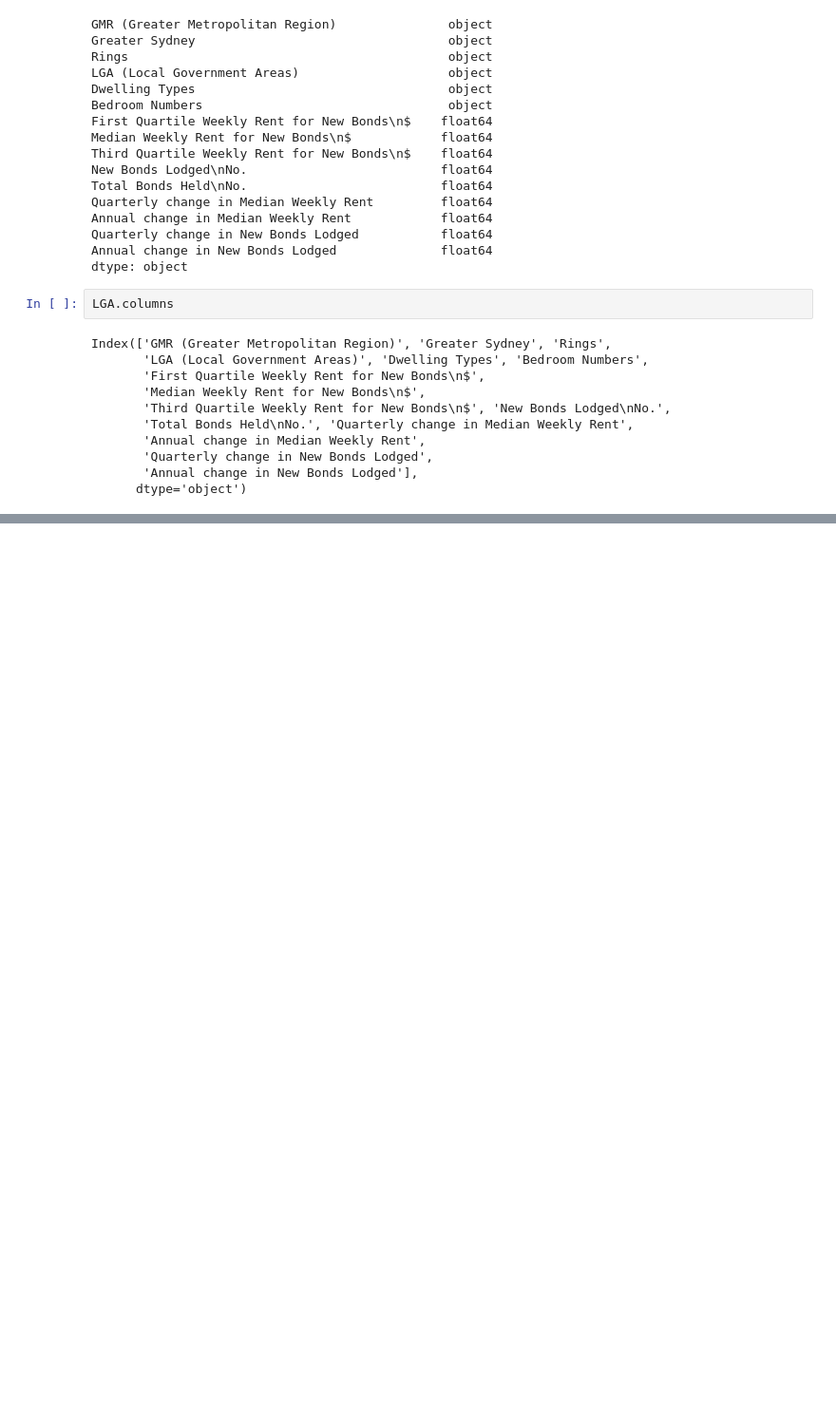
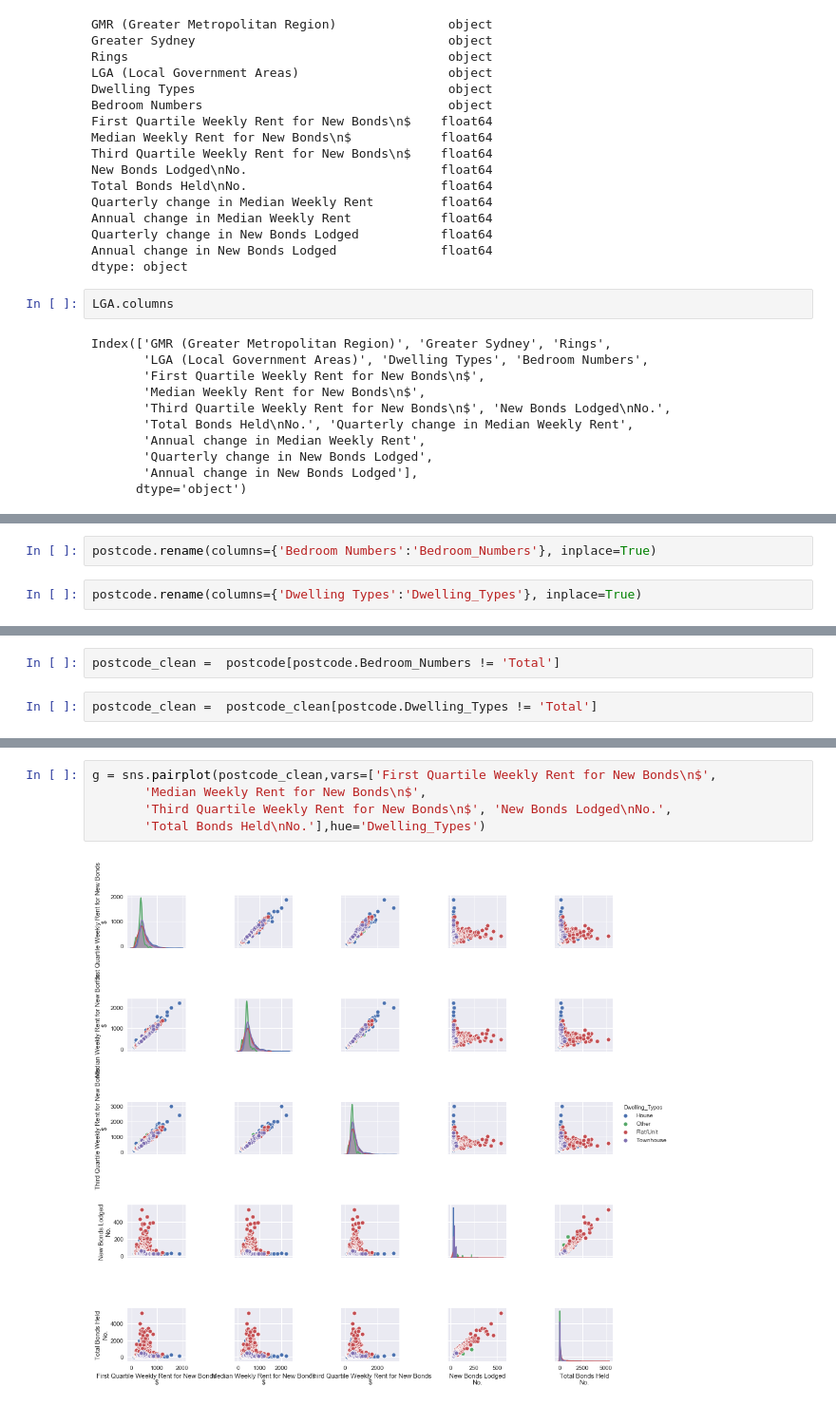
Before and after one commit to Hamza-cmd/Comp257-Project, a Jupyter notebook: Renttables.ipynb, the cells around one changed output, grey strips where cells are left out. Shown at 95% size. Saved outputs shown, nothing was run; the diff lists cells and outputs as text; blank space fills up the shorter version.

```diff
--- a/Renttables.ipynb
+++ b/Renttables.ipynb
@@ -100,0 +111,4 @@ g = sns.pairplot(LGA,
+# %%
+postcode.rename(columns={'Bedroom Numbers':'Bedroom_Numbers'}, inplace=True)
+# %%
+postcode.rename(columns={'Dwelling Types':'Dwelling_Types'}, inplace=True)
@@ -100,0 +117,4 @@ g = sns.pairplot(LGA,
+# %%
+postcode_clean =  postcode[postcode.Bedroom_Numbers != 'Total']
+# %%
+postcode_clean =  postcode_clean[postcode.Dwelling_Types != 'Total']
@@ -100,0 +151,7 @@ g = sns.pairplot(LGA,
+# %%
+g = sns.pairplot(postcode_clean,vars=['First Quartile Weekly Rent for New Bonds\n$',
+       'Median Weekly Rent for New Bonds\n$',
+       'Third Quartile Weekly Rent for New Bonds\n$', 'New Bonds Lodged\nNo.',
+       'Total Bonds Held\nNo.'],hue='Dwelling_Types')
+# %% [output]
+[figure, added]
```
Also changed, not shown: parts of 19 cells of this notebook, 1 other file.
